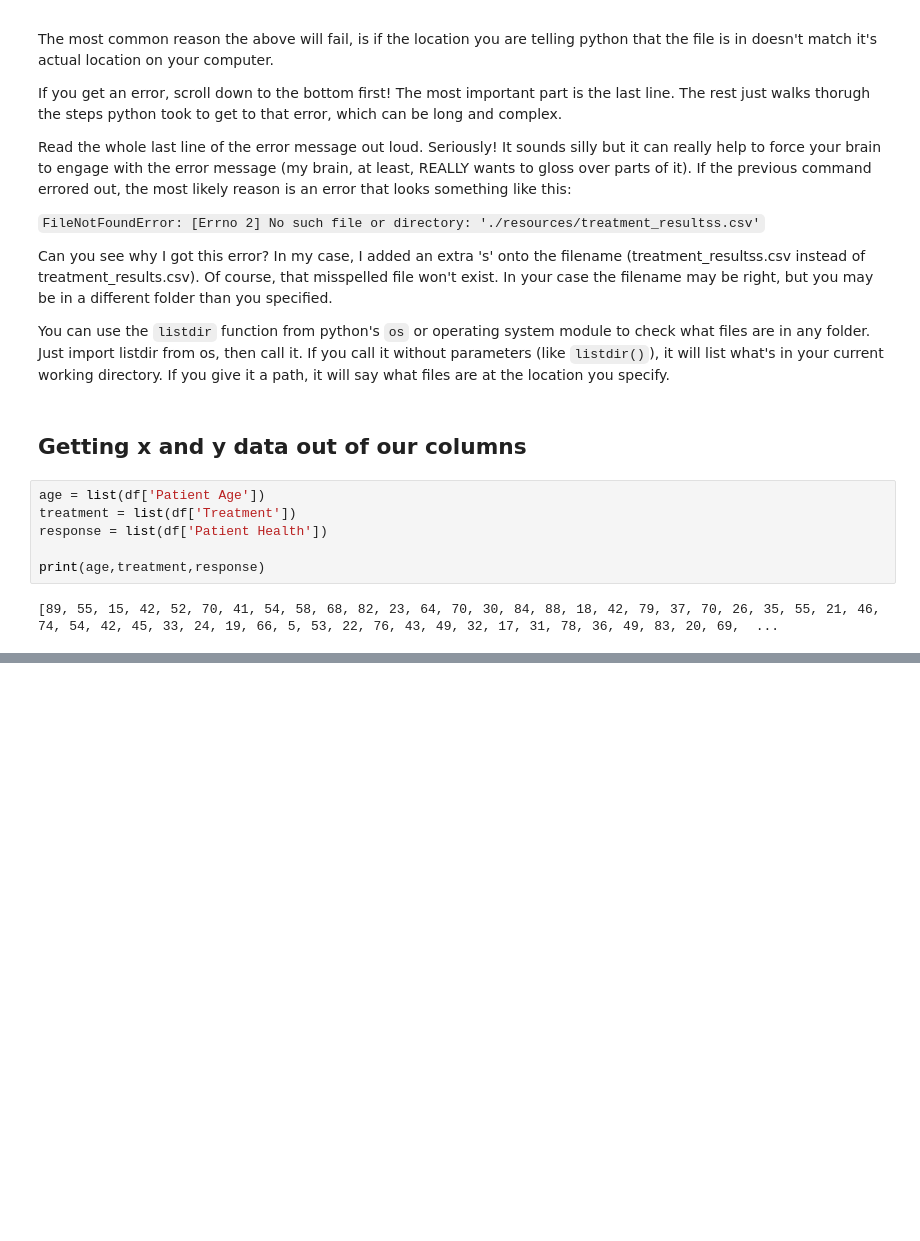
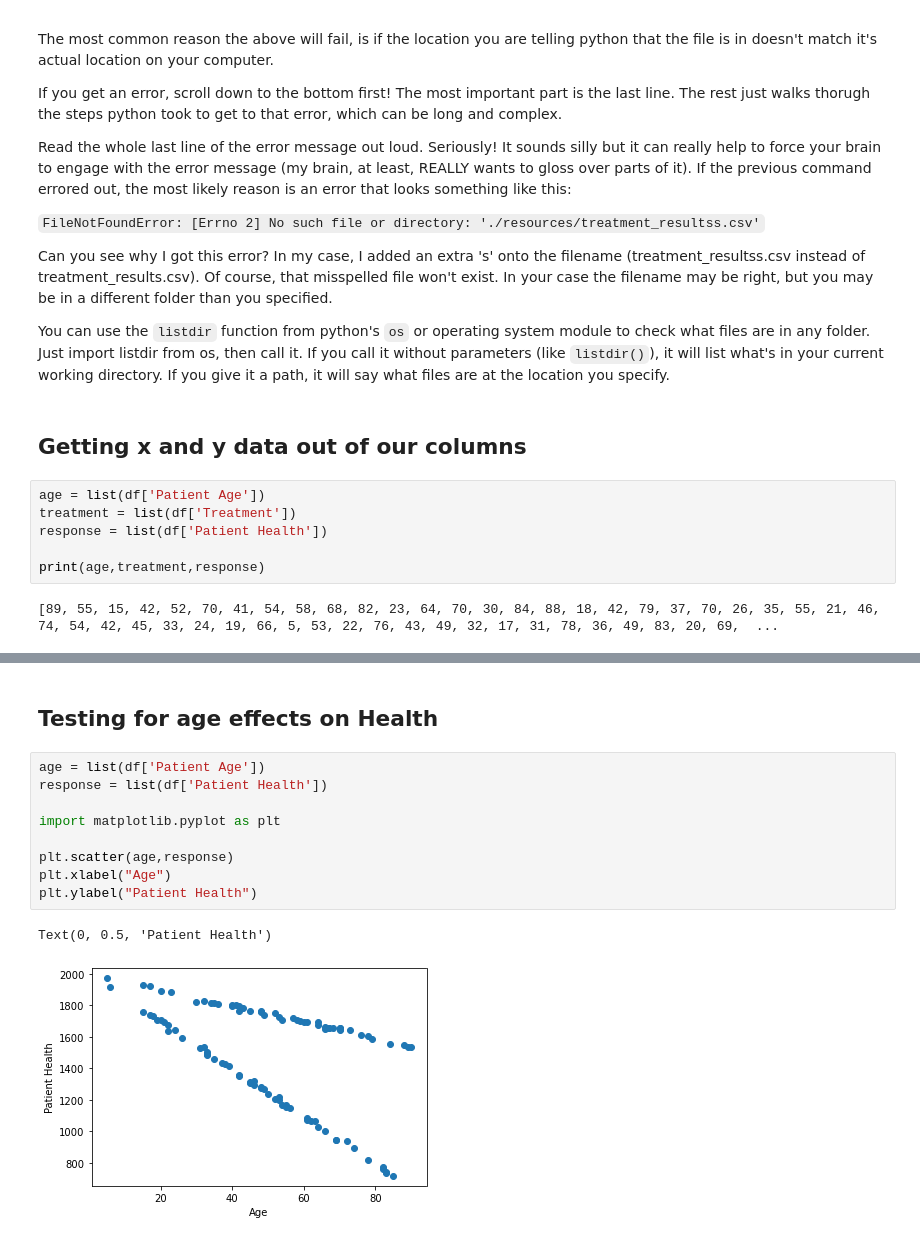
Before and after one commit to zaneveld/intro_to_data_studies, a Jupyter notebook: content/tabular_data/exercise_is_this_drug_working.ipynb, the cells around one changed output, grey strips where cells are left out. Cells and saved outputs as stored; diff of their text form; blank space fills up the shorter version.

```diff
--- a/content/tabular_data/exercise_is_this_drug_working.ipynb
+++ b/content/tabular_data/exercise_is_this_drug_working.ipynb
@@ -118,0 +187,14 @@ print(age,treatment,response)
+# %% [markdown]
+## Testing for age effects on Health
+# %%
+age = list(df['Patient Age'])
+response = list(df['Patient Health'])
+
+import matplotlib.pyplot as plt
+
+plt.scatter(age,response)
+plt.xlabel("Age")
+plt.ylabel("Patient Health")
+# %% [output]
+Text(0, 0.5, 'Patient Health')
+[figure, added]
```
Also changed, not shown: parts of 8 cells of this notebook.
